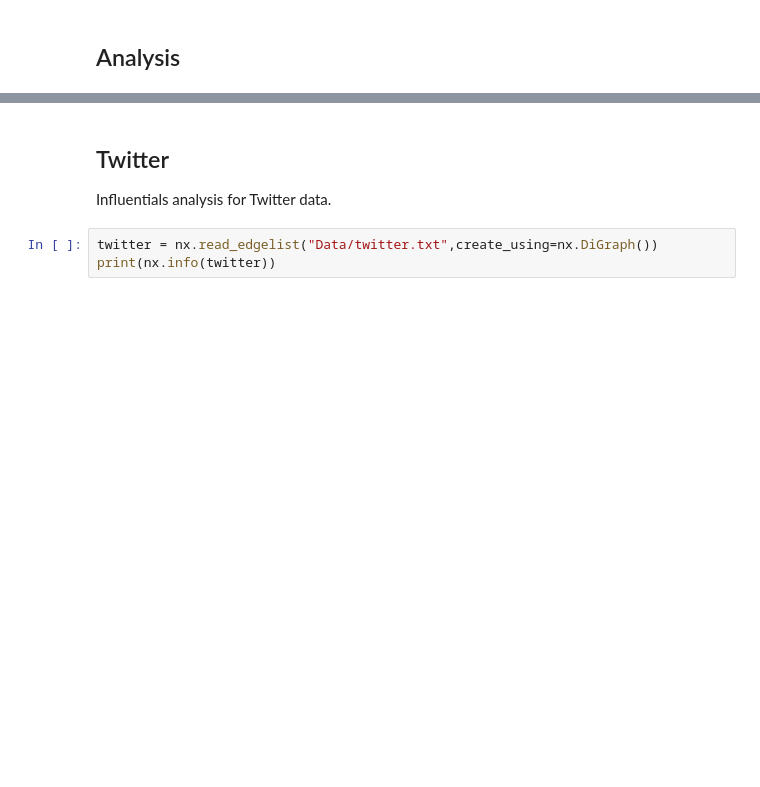
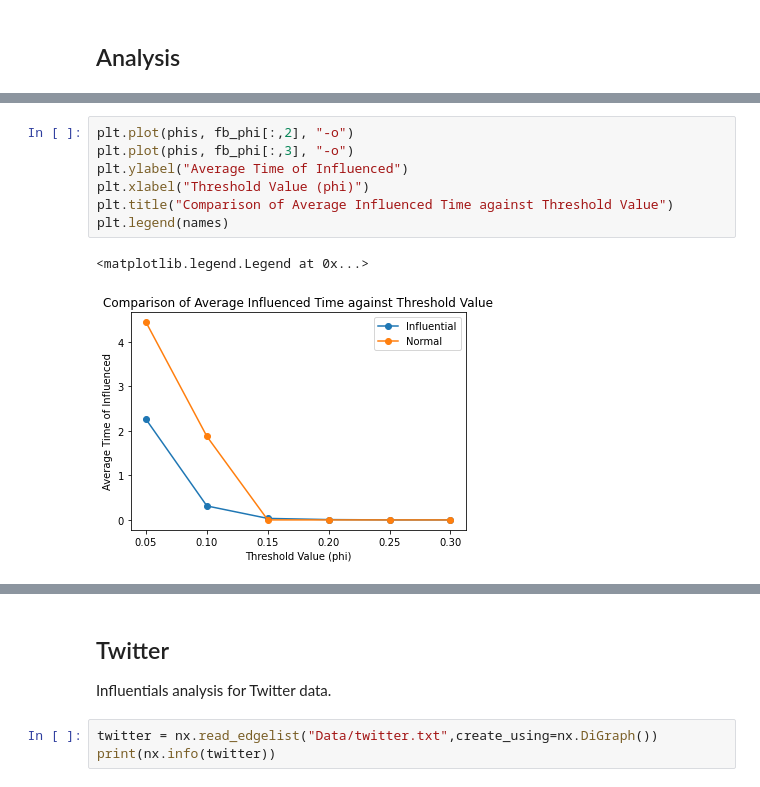
Before and after one commit to MiLinny/Influentials, a Jupyter notebook: Code/Simulation_Data.ipynb, the cells around one changed output, grey strips where cells are left out. Drawn from its saved outputs; the diff is of its cells as text; blank space fills up the shorter version.

```diff
--- a/Code/Simulation_Data.ipynb
+++ b/Code/Simulation_Data.ipynb
@@ -57,0 +80,10 @@ results_facebook_q = dask.compute(pool)
+# %%
+plt.plot(phis, fb_phi[:,2], "-o")
+plt.plot(phis, fb_phi[:,3], "-o")
+plt.ylabel("Average Time of Influenced")
+plt.xlabel("Threshold Value (phi)")
+plt.title("Comparison of Average Influenced Time against Threshold Value")
+plt.legend(names)
+# %% [output]
+<matplotlib.legend.Legend at 0x...>
+[figure, added]
```
Also changed, not shown: parts of 21 cells of this notebook, 2 other files.
